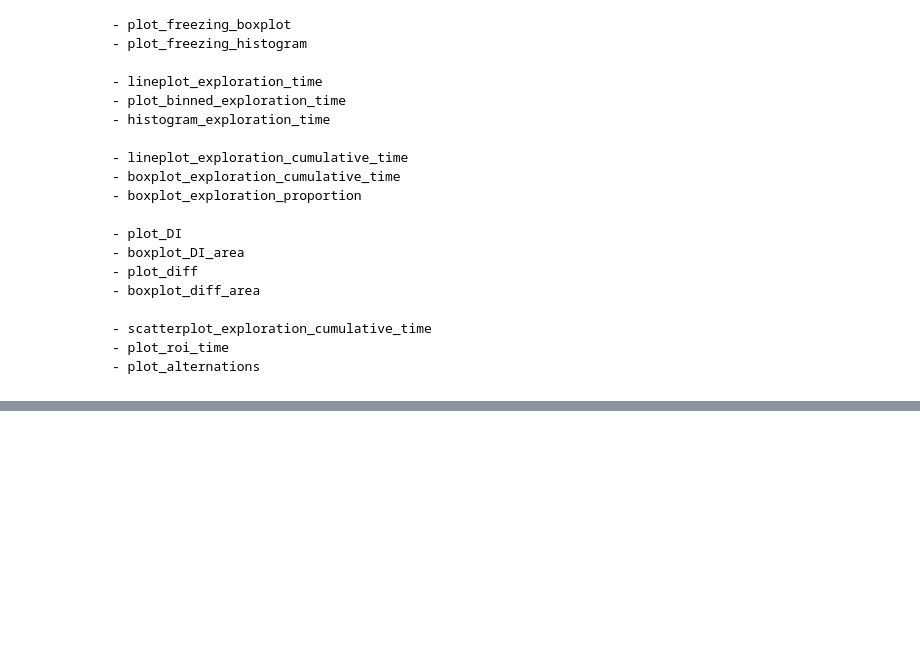
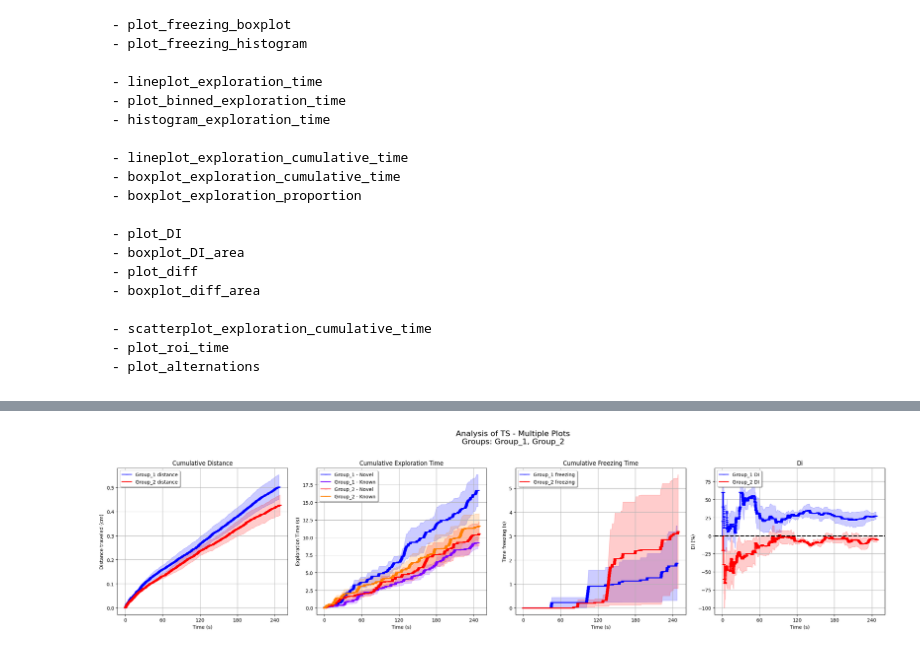
Before and after one commit to sdhers/RAINSTORM, a Jupyter notebook: 4-Seize_labels_gemini.ipynb, the cells around one changed output, grey strips where cells are left out. Drawn from its saved outputs; the diff is of its cells as text; code cells hidden in the pictures; blank space fills up the shorter version.

```diff
--- a/4-Seize_labels_gemini.ipynb
+++ b/4-Seize_labels_gemini.ipynb
@@ -111,0 +97,4 @@ WindowsPath('C:/Users/dhers/Desktop/Rainstorm/examples/NOR/results.csv')
+# %%
+rst_2.plot_multiple_analyses(params_file, trial='TS', plots=[rst_2.lineplot_cumulative_distance, rst_2.lineplot_cumulative_exploration_time, rst_2.lineplot_cumulative_freezing_time, rst_2.plot_DI])
+# %% [output]
+[figure, added]
```
Also changed, not shown: parts of 3 cells of this notebook, 8 other files.
